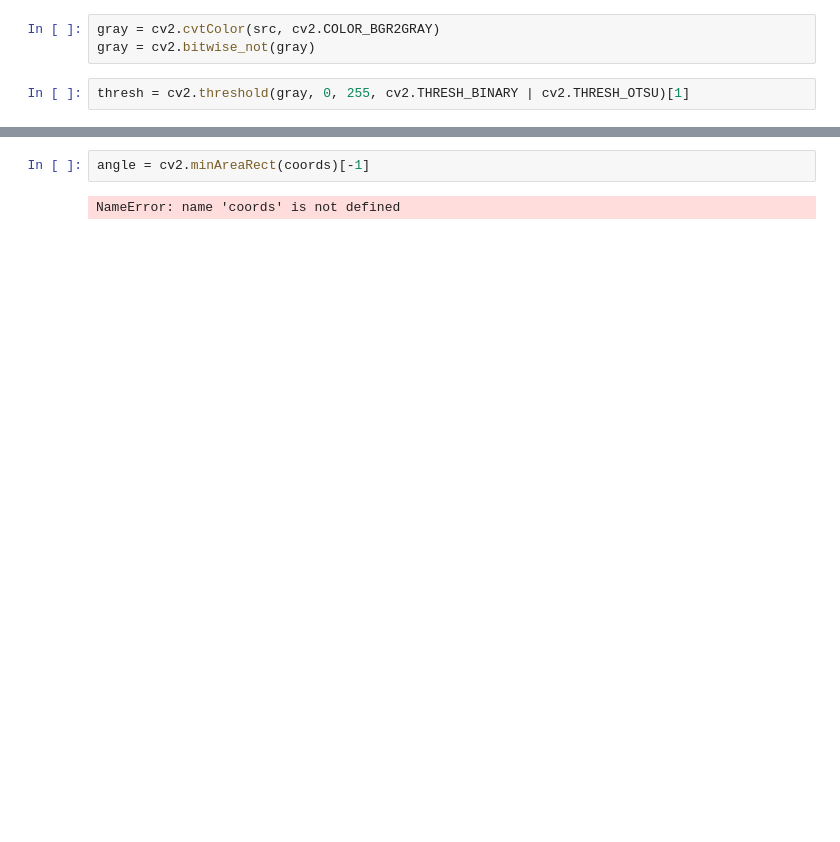
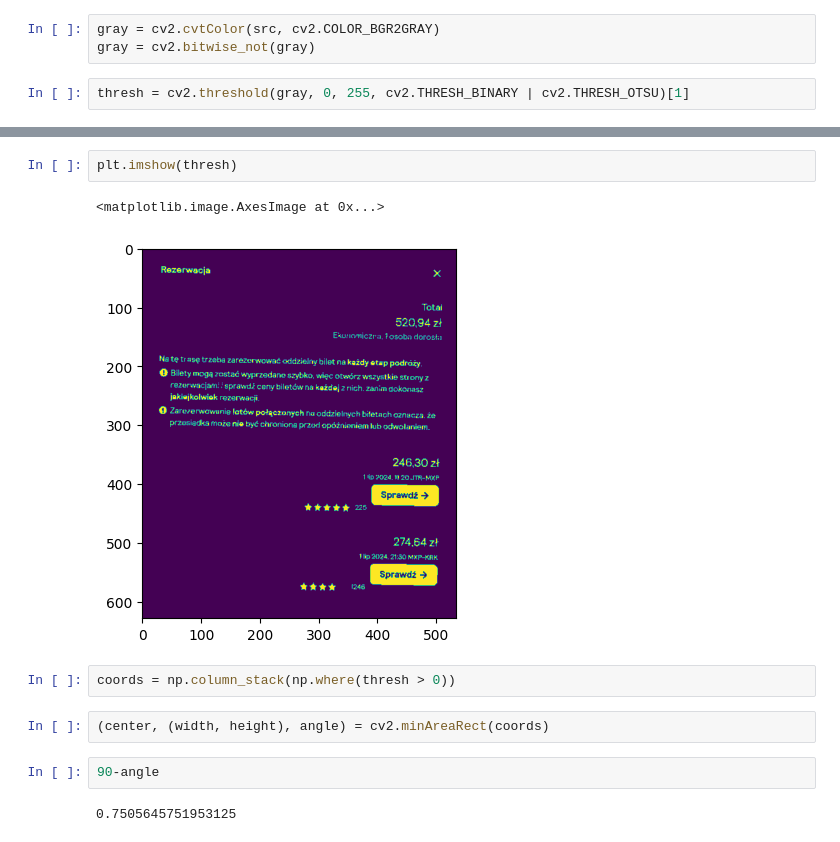
Before and after one commit to deniskolokol/compvis, a Jupyter notebook: Untitled.ipynb, the cells around one changed output, grey strips where cells are left out. Saved outputs shown, nothing was run; the diff lists cells and outputs as text; blank space fills up the shorter version.

```diff
--- a/Untitled.ipynb
+++ b/Untitled.ipynb
@@ -18,4 +17,13 @@ coords = np.column_stack(np.where(thresh > 0))
+# %%
+plt.imshow(thresh)
+# %% [output]
+<matplotlib.image.AxesImage at 0x...>
+[figure, added]
+# %%
+coords = np.column_stack(np.where(thresh > 0))
 # %%
-angle = cv2.minAreaRect(coords)[-1]
+(center, (width, height), angle) = cv2.minAreaRect(coords)
-# %% [output]
-NameError: name 'coords' is not defined
+# %%
+90-angle
+# %% [output]
+0.7505645751953125
```
Also changed, not shown: parts of 4 cells of this notebook, 4 other files.
